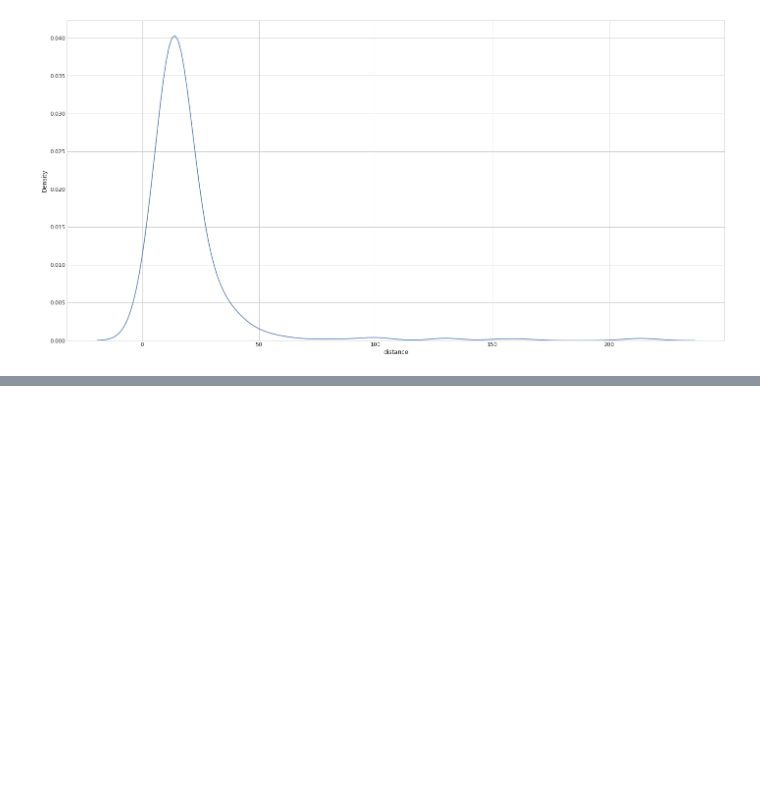
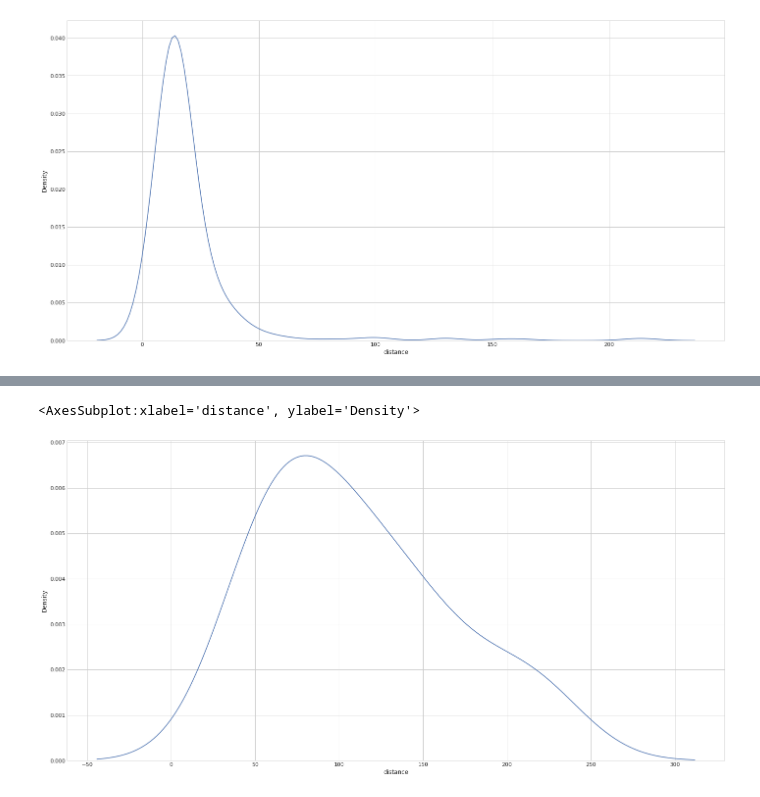
Before and after one commit to VictorRodriguezIronhack/reto_data, a Jupyter notebook: 2-Visualizacion.ipynb, the cells around one changed output, grey strips where cells are left out. Saved outputs shown, nothing was run; the diff lists cells and outputs as text; code cells hidden in the pictures; blank space fills up the shorter version.

```diff
--- a/2-Visualizacion.ipynb
+++ b/2-Visualizacion.ipynb
@@ -143,0 +168,5 @@ df[df.distance>50]
+# %%
+sns.kdeplot(x=df_ld.distance)
+# %% [output]
+<AxesSubplot:xlabel='distance', ylabel='Density'>
+[figure, added]
```
Also changed, not shown: parts of 29 cells of this notebook, 2 other files.
